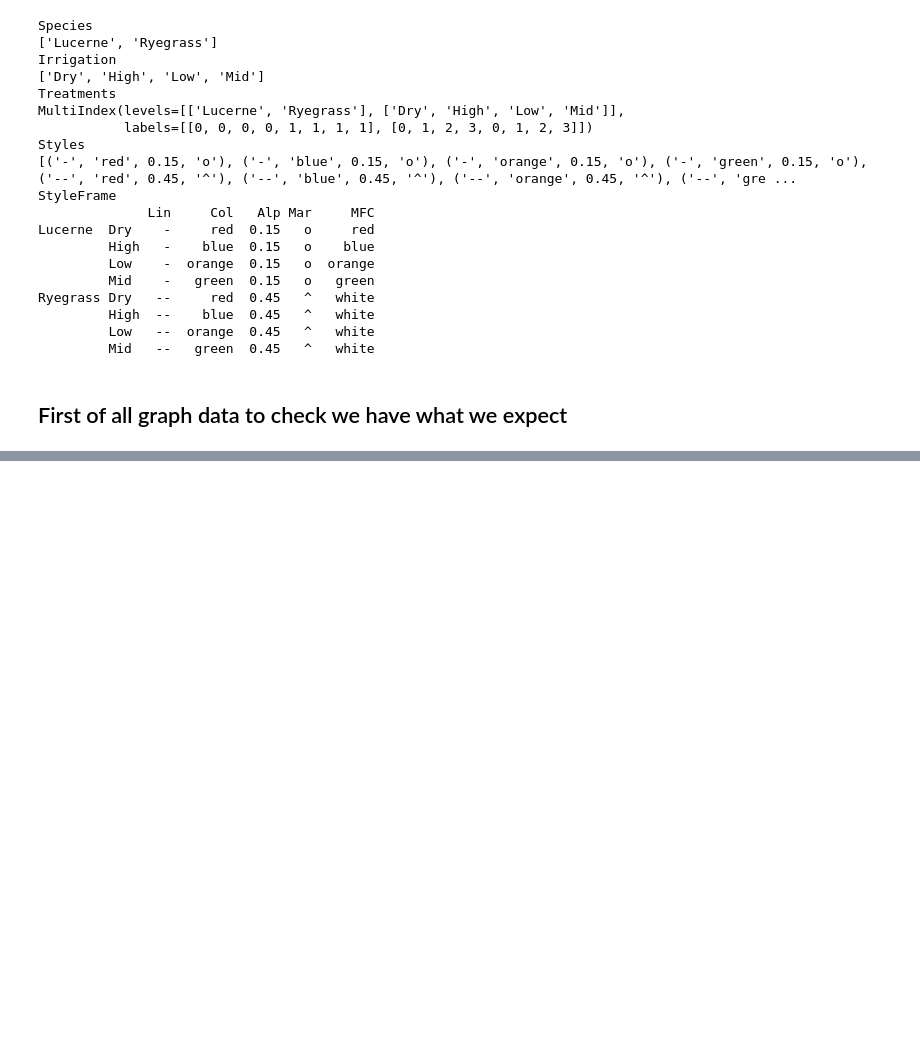
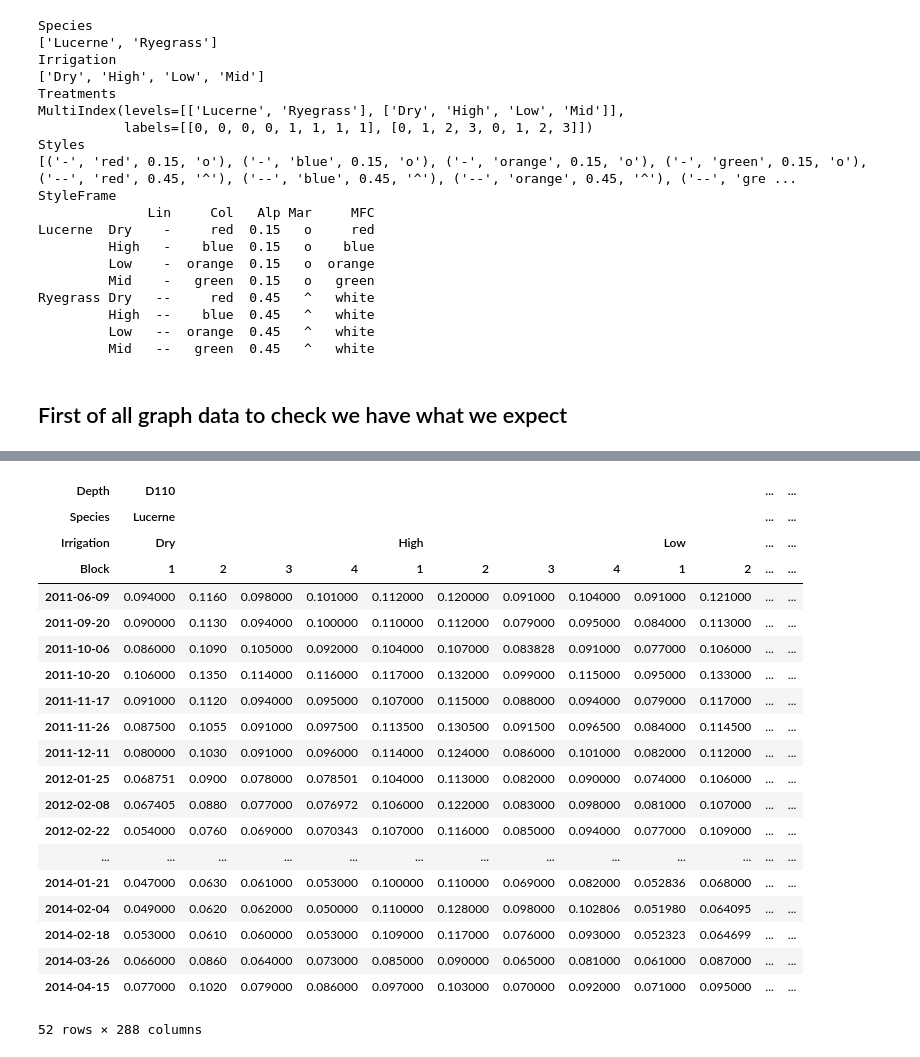
Before and after one commit to HamishBrownPFR/CropWaterAnalysis, a Jupyter notebook: LucerneAndPasture/SoilWaterAnalysis.ipynb, the cells around one changed output, grey strips where cells are left out. Cells and saved outputs as stored; diff of their text form; code cells hidden in the pictures; blank space fills up the shorter version.

```diff
--- a/LucerneAndPasture/SoilWaterAnalysis.ipynb
+++ b/LucerneAndPasture/SoilWaterAnalysis.ipynb
@@ -154,3 +180,27 @@ WaterUseNP.Ryegrass.to_pickle('.\DataFrames\RyeDailyWU.pkl')
+# %%
+Data
+# %% [output]
+| Depth | D110 |  |  |  |  |  |  |  |  |  | ... | ... |
+| Species | Lucerne |  |  |  |  |  |  |  |  |  | ... | ... |
+| Irrigation | Dry |  |  |  | High |  |  |  | Low |  | ... | ... |
+| Block | 1 | 2 | 3 | 4 | 1 | 2 | 3 | 4 | 1 | 2 | ... | ... |
+| 2011-06-09 | 0.094000 | 0.1160 | 0.098000 | 0.101000 | 0.112000 | 0.120000 | 0.091000 | 0.104000 | 0.091000 | 0.121000 | ... | ... |
+| 2011-09-20 | 0.090000 | 0.1130 | 0.094000 | 0.100000 | 0.110000 | 0.112000 | 0.079000 | 0.095000 | 0.084000 | 0.113000 | ... | ... |
+| 2011-10-06 | 0.086000 | 0.1090 | 0.105000 | 0.092000 | 0.104000 | 0.107000 | 0.083828 | 0.091000 | 0.077000 | 0.106000 | ... | ... |
+| 2011-10-20 | 0.106000 | 0.1350 | 0.114000 | 0.116000 | 0.117000 | 0.132000 | 0.099000 | 0.115000 | 0.095000 | 0.133000 | ... | ... |
+| 2011-11-17 | 0.091000 | 0.1120 | 0.094000 | 0.095000 | 0.107000 | 0.115000 | 0.088000 | 0.094000 | 0.079000 | 0.117000 | ... | ... |
+| 2011-11-26 | 0.087500 | 0.1055 | 0.091000 | 0.097500 | 0.113500 | 0.130500 | 0.091500 | 0.096500 | 0.084000 | 0.114500 | ... | ... |
+| 2011-12-11 | 0.080000 | 0.1030 | 0.091000 | 0.096000 | 0.114000 | 0.124000 | 0.086000 | 0.101000 | 0.082000 | 0.112000 | ... | ... |
+| 2012-01-25 | 0.068751 | 0.0900 | 0.078000 | 0.078501 | 0.104000 | 0.113000 | 0.082000 | 0.090000 | 0.074000 | 0.106000 | ... | ... |
+| 2012-02-08 | 0.067405 | 0.0880 | 0.077000 | 0.076972 | 0.106000 | 0.122000 | 0.083000 | 0.098000 | 0.081000 | 0.107000 | ... | ... |
+| 2012-02-22 | 0.054000 | 0.0760 | 0.069000 | 0.070343 | 0.107000 | 0.116000 | 0.085000 | 0.094000 | 0.077000 | 0.109000 | ... | ... |
+| ... | ... | ... | ... | ... | ... | ... | ... | ... | ... | ... | ... | ... |
+| 2014-01-21 | 0.047000 | 0.0630 | 0.061000 | 0.053000 | 0.100000 | 0.110000 | 0.069000 | 0.082000 | 0.052836 | 0.068000 | ... | ... |
+| 2014-02-04 | 0.049000 | 0.0620 | 0.062000 | 0.050000 | 0.110000 | 0.128000 | 0.098000 | 0.102806 | 0.051980 | 0.064095 | ... | ... |
+| 2014-02-18 | 0.053000 | 0.0610 | 0.060000 | 0.053000 | 0.109000 | 0.117000 | 0.076000 | 0.093000 | 0.052323 | 0.064699 | ... | ... |
+| 2014-03-26 | 0.066000 | 0.0860 | 0.064000 | 0.073000 | 0.085000 | 0.090000 | 0.065000 | 0.081000 | 0.061000 | 0.087000 | ... | ... |
+| 2014-04-15 | 0.077000 | 0.1020 | 0.079000 | 0.086000 | 0.097000 | 0.103000 | 0.070000 | 0.092000 | 0.071000 | 0.095000 | ... | ... |
+52 rows × 288 columns
 # %%
 Fig = plt.figure(figsize=(18, 60))
 pos=1
```
Also changed, not shown: parts of 9 cells of this notebook, 12 other files.
